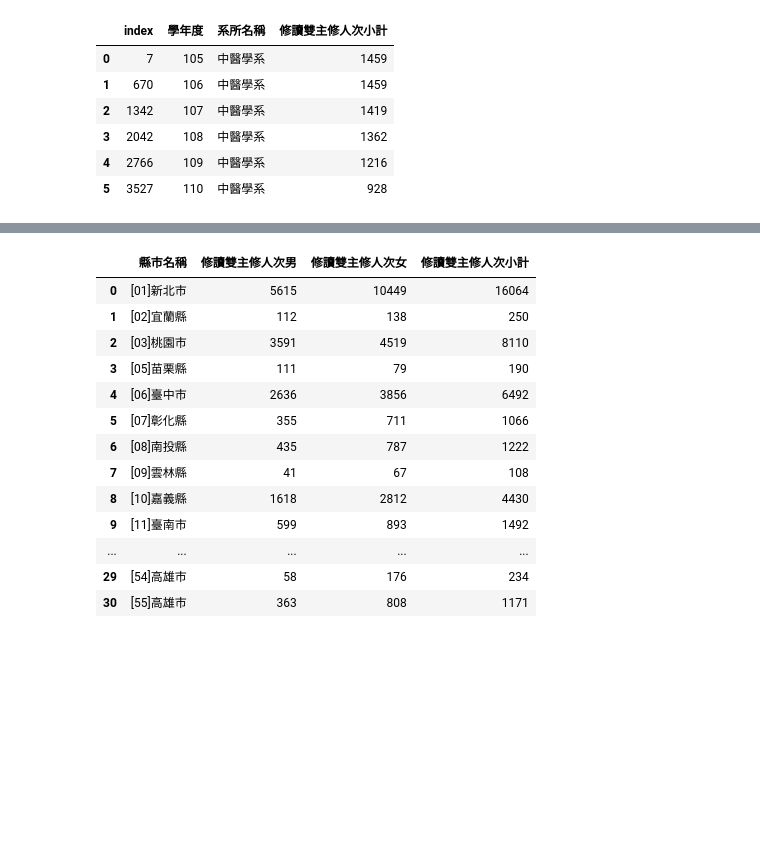
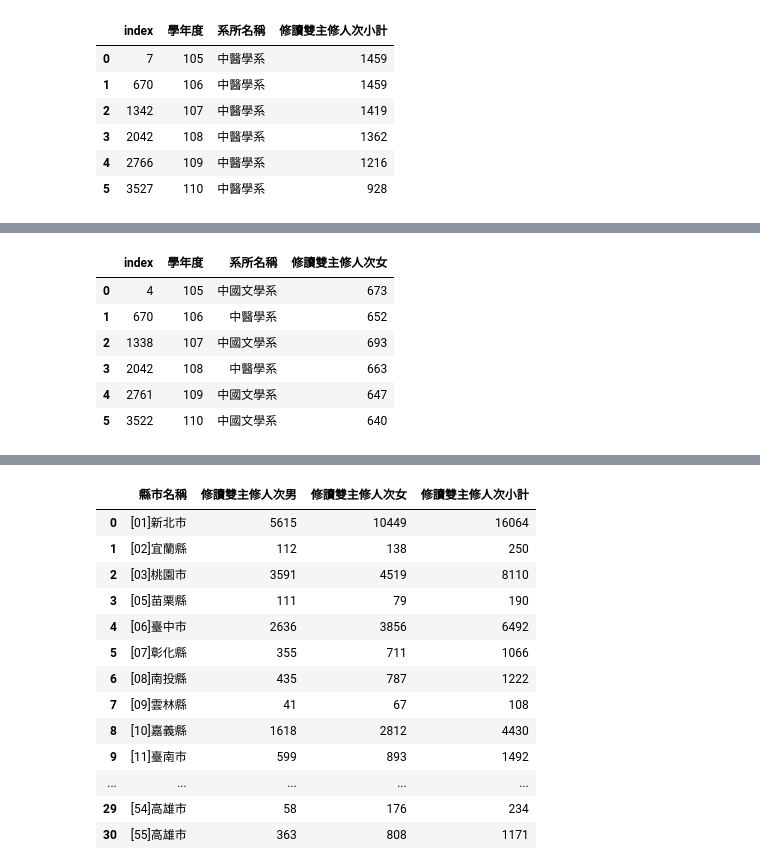
Before and after one commit to Memory-HuiYi/LAT, a Jupyter notebook: HW01/HW01.ipynb, the cells around one changed output, grey strips where cells are left out. Cells and saved outputs as stored; diff of their text form; code cells hidden in the pictures; blank space fills up the shorter version.

```diff
--- a/HW01/HW01.ipynb
+++ b/HW01/HW01.ipynb
@@ -225,2 +237,14 @@ max_dept
+# %%
+#每年最多女生雙主修的科系
+max_dept = departmentyear[['學年度','系所名稱','修讀雙主修人次女']].loc[departmentyear.groupby('學年度')['修讀雙主修人次女'].idxmax()].reset_index()
+max_dept
+# %% [output]
+|  | index | 學年度 | 系所名稱 | 修讀雙主修人次女 |
+| 0 | 4 | 105 | 中國文學系 | 673 |
+| 1 | 670 | 106 | 中醫學系 | 652 |
+| 2 | 1338 | 107 | 中國文學系 | 693 |
+| 3 | 2042 | 108 | 中醫學系 | 663 |
+| 4 | 2761 | 109 | 中國文學系 | 647 |
+| 5 | 3522 | 110 | 中國文學系 | 640 |
 # %%
 #加上縣市作為參照
```
Also changed, not shown: parts of 5 cells of this notebook.
